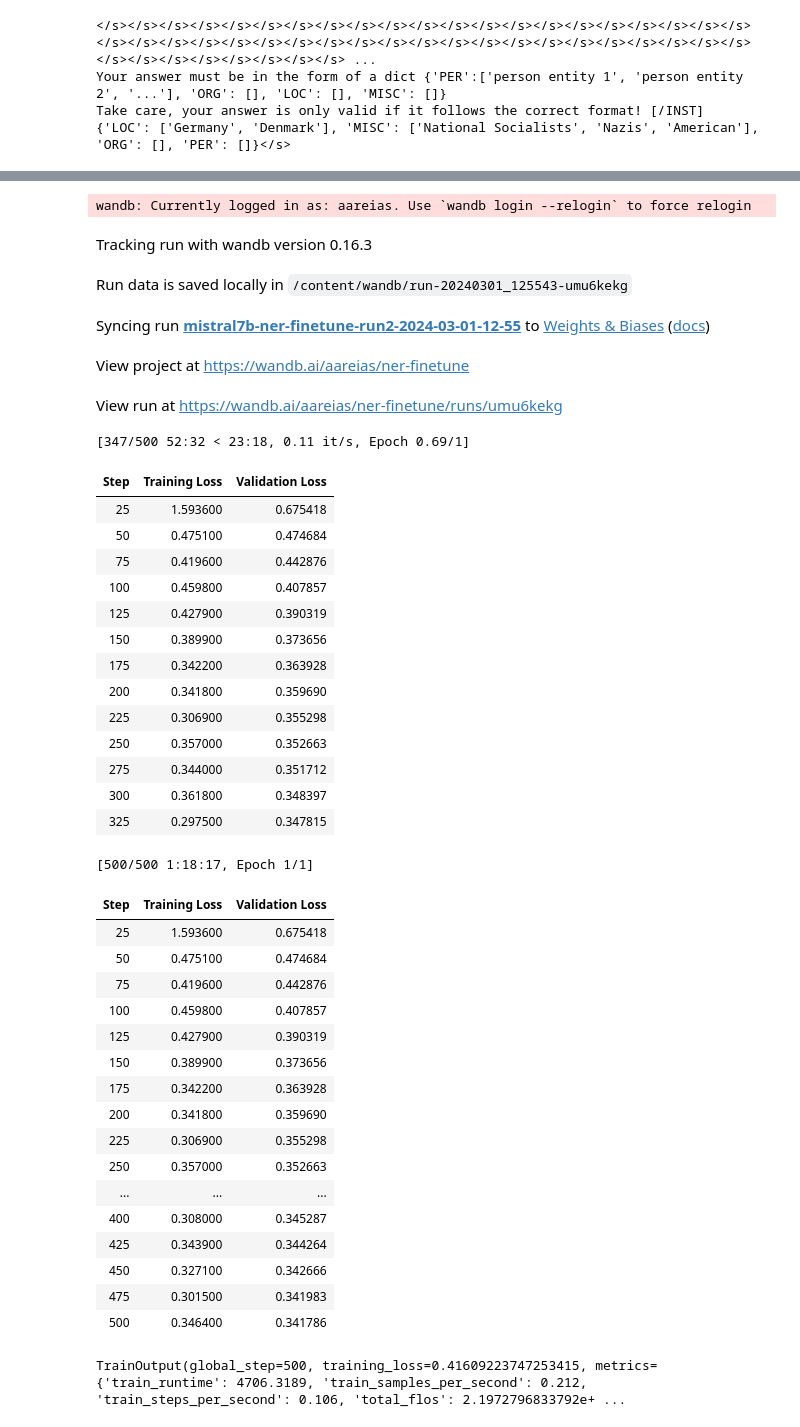
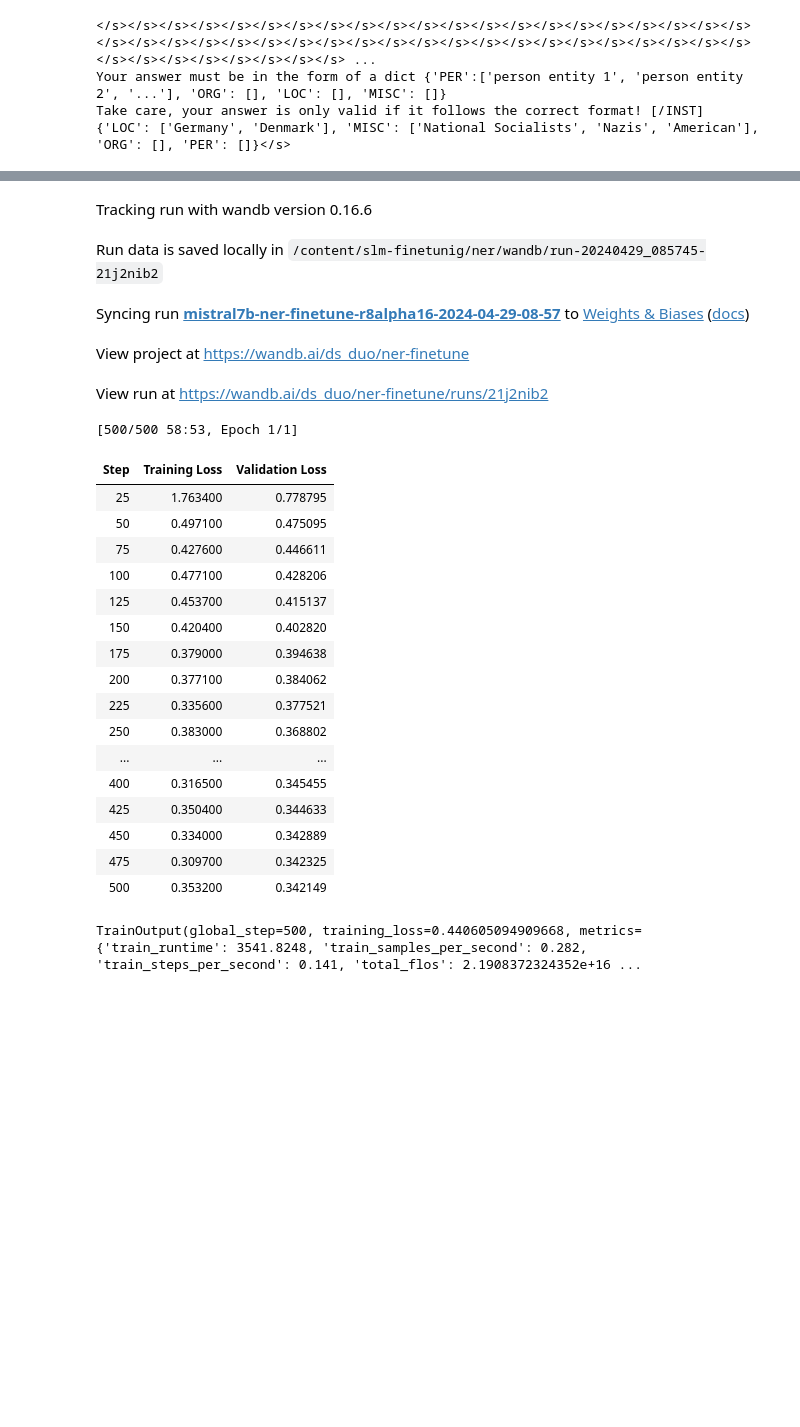
Before and after one commit to areias/slm-finetunig, a Jupyter notebook: ner/finetuning.ipynb, the cells around one changed output, grey strips where cells are left out. Saved outputs shown, nothing was run; the diff lists cells and outputs as text; code cells hidden in the pictures; blank space fills up the shorter version.

Commit message:
cleaned up finetuning code

```diff
--- a/ner/finetuning.ipynb
+++ b/ner/finetuning.ipynb
@@ -85,8 +144,8 @@ NameError: name 'model' is not defined
 from peft import LoraConfig, get_peft_model
 
 config = LoraConfig(
-    r=16,
-    lora_alpha=32,
+    r=8,
+    lora_alpha=16,
     target_modules="all-linear",
     lora_dropout=0.05,
     bias="none",
@@ -131,6 +185,5 @@ wandb: Appending key for api.wandb.ai to your netrc file: /root/.netrc
 # %%
-
 project = "ner-finetune"
 base_model_name = "mistral7b"
-run_name = base_model_name + "-" + project+"-"+ "run2"
-output_dir = "drive/MyDrive/ner-finetuning/runs/" + run_name
+run_name = base_model_name + "-" + project+"-"+ "r8alpha16"
+output_dir = "runs/" + run_name
@@ -148,8 +199,8 @@ import transformers
 
 trainer = transformers.Trainer(
     model=model,
-    train_dataset=tokenized_train_dataset,
-    eval_dataset=tokenized_val_dataset,
+    train_dataset=tokenized_train_dataset['train'],
+    eval_dataset=tokenized_val_dataset['train'],
     args=transformers.TrainingArguments(
         output_dir=output_dir,
         warmup_steps=1,
@@ -161,7 +212,7 @@ trainer = transformers.Trainer(
         fp16=True,
         logging_steps=25,
         optim="paged_adamw_8bit",
-        logging_dir="drive/MyDrive/ner-finetuning/runs/logs",        # Directory for storing logs
+        logging_dir="logs",        # Directory for storing logs
         save_strategy="steps",       # Save the model checkpoint every logging step
         save_steps=25,                # Save checkpoints every 50 steps
         evaluation_strategy="steps", # Evaluate the model every logging step
@@ -180,41 +230,25 @@ dataloader_config = DataLoaderConfiguration(dispatch_batches=None, split_batches
 Changes to your `wandb` environment variables will be ignored because your `wandb` session has already started. For more information on how to modify your settings with `wandb.init()` arguments, pleas ...
-wandb: Currently logged in as: aareias. Use `wandb login --relogin` to force relogin
-Tracking run with wandb version 0.16.3
+Tracking run with wandb version 0.16.6
-Run data is saved locally in /content/wandb/run-20240301_125543-umu6kekg
+Run data is saved locally in /content/slm-finetunig/ner/wandb/run-20240429_085745-21j2nib2
-Syncing run mistral7b-ner-finetune-run2-2024-03-01-12-55 to Weights & Biases (docs)
+Syncing run mistral7b-ner-finetune-r8alpha16-2024-04-29-08-57 to Weights & Biases (docs)
-View project at https://wandb.ai/aareias/ner-finetune
+View project at https://wandb.ai/ds_duo/ner-finetune
-View run at https://wandb.ai/aareias/ner-finetune/runs/umu6kekg
+View run at https://wandb.ai/ds_duo/ner-finetune/runs/21j2nib2
+[500/500 58:53, Epoch 1/1]
+| Step | Training Loss | Validation Loss |
+| 25 | 1.763400 | 0.778795 |
+| 50 | 0.497100 | 0.475095 |
+| 75 | 0.427600 | 0.446611 |
+| 100 | 0.477100 | 0.428206 |
+| 125 | 0.453700 | 0.415137 |
+| 150 | 0.420400 | 0.402820 |
+| 175 | 0.379000 | 0.394638 |
+| 200 | 0.377100 | 0.384062 |
+| 225 | 0.335600 | 0.377521 |
+| 250 | 0.383000 | 0.368802 |
+| ... | ... | ... |
+| 400 | 0.316500 | 0.345455 |
+| 425 | 0.350400 | 0.344633 |
+| 450 | 0.334000 | 0.342889 |
+| 475 | 0.309700 | 0.342325 |
+| 500 | 0.353200 | 0.342149 |
-[347/500 52:32 < 23:18, 0.11 it/s, Epoch 0.69/1]
+TrainOutput(global_step=500, training_loss=0.440605094909668, metrics={'train_runtime': 3541.8248, 'train_samples_per_second': 0.282, 'train_steps_per_second': 0.141, 'total_flos': 2.1908372324352e+16 ...
-| Step | Training Loss | Validation Loss |
-| 25 | 1.593600 | 0.675418 |
-| 50 | 0.475100 | 0.474684 |
-| 75 | 0.419600 | 0.442876 |
-| 100 | 0.459800 | 0.407857 |
-| 125 | 0.427900 | 0.390319 |
-| 150 | 0.389900 | 0.373656 |
-| 175 | 0.342200 | 0.363928 |
-| 200 | 0.341800 | 0.359690 |
-| 225 | 0.306900 | 0.355298 |
-| 250 | 0.357000 | 0.352663 |
-| 275 | 0.344000 | 0.351712 |
-| 300 | 0.361800 | 0.348397 |
-| 325 | 0.297500 | 0.347815 |
-[500/500 1:18:17, Epoch 1/1]
-| Step | Training Loss | Validation Loss |
-| 25 | 1.593600 | 0.675418 |
-| 50 | 0.475100 | 0.474684 |
-| 75 | 0.419600 | 0.442876 |
-| 100 | 0.459800 | 0.407857 |
-| 125 | 0.427900 | 0.390319 |
-| 150 | 0.389900 | 0.373656 |
-| 175 | 0.342200 | 0.363928 |
-| 200 | 0.341800 | 0.359690 |
-| 225 | 0.306900 | 0.355298 |
-| 250 | 0.357000 | 0.352663 |
-| ... | ... | ... |
-| 400 | 0.308000 | 0.345287 |
-| 425 | 0.343900 | 0.344264 |
-| 450 | 0.327100 | 0.342666 |
-| 475 | 0.301500 | 0.341983 |
-| 500 | 0.346400 | 0.341786 |
-TrainOutput(global_step=500, training_loss=0.41609223747253415, metrics={'train_runtime': 4706.3189, 'train_samples_per_second': 0.212, 'train_steps_per_second': 0.106, 'total_flos': 2.1972796833792e+ ...
```
Also changed, not shown: parts of 20 cells of this notebook.
